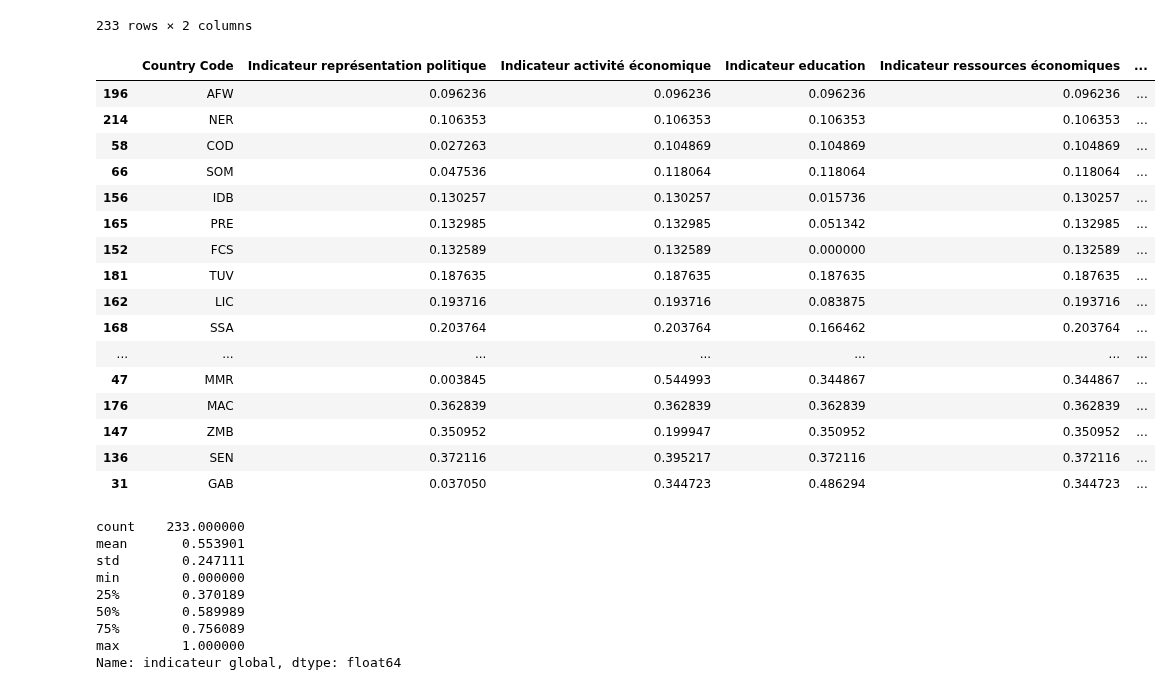
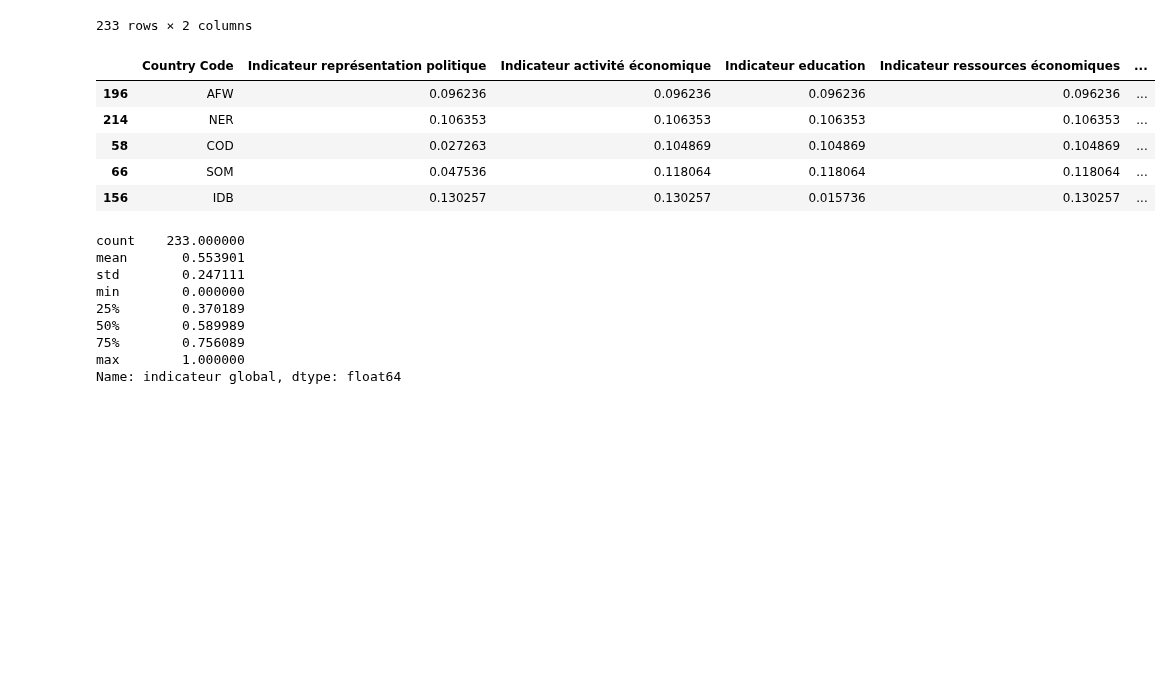
Before and after one commit to cmllbll/Gender-Inequalities-and-Development, a Jupyter notebook: stats descr indicateur.ipynb, the cells around one changed output. Drawn from its saved outputs; the diff is of its cells as text; code cells hidden in the pictures; blank space fills up the shorter version.

```diff
--- a/stats descr indicateur.ipynb
+++ b/stats descr indicateur.ipynb
@@ -1629,26 +1667,15 @@ df_indicateurs[["Country Code", "indicateur global"]]
 # %%
 #On trie les pays dans l'ordre croissant de l'indicateur global
 df_indicateurs2 = df_indicateurs.sort_values(by=['indicateur global'])
 df_indicateurs2[["Country Code", "indicateur global"]]
-df_indicateurs2.head(50)
+df_indicateurs2.head(5)
 # %% [output]
 |  | Country Code | Indicateur représentation politique | Indicateur activité économique | Indicateur education | Indicateur ressources économiques | ... |
 | 196 | AFW | 0.096236 | 0.096236 | 0.096236 | 0.096236 | ... |
 | 214 | NER | 0.106353 | 0.106353 | 0.106353 | 0.106353 | ... |
 | 58 | COD | 0.027263 | 0.104869 | 0.104869 | 0.104869 | ... |
 | 66 | SOM | 0.047536 | 0.118064 | 0.118064 | 0.118064 | ... |
 | 156 | IDB | 0.130257 | 0.130257 | 0.015736 | 0.130257 | ... |
-| 165 | PRE | 0.132985 | 0.132985 | 0.051342 | 0.132985 | ... |
-| 152 | FCS | 0.132589 | 0.132589 | 0.000000 | 0.132589 | ... |
-| 181 | TUV | 0.187635 | 0.187635 | 0.187635 | 0.187635 | ... |
-| 162 | LIC | 0.193716 | 0.193716 | 0.083875 | 0.193716 | ... |
-| 168 | SSA | 0.203764 | 0.203764 | 0.166462 | 0.203764 | ... |
-| ... | ... | ... | ... | ... | ... | ... |
-| 47 | MMR | 0.003845 | 0.544993 | 0.344867 | 0.344867 | ... |
-| 176 | MAC | 0.362839 | 0.362839 | 0.362839 | 0.362839 | ... |
-| 147 | ZMB | 0.350952 | 0.199947 | 0.350952 | 0.350952 | ... |
-| 136 | SEN | 0.372116 | 0.395217 | 0.372116 | 0.372116 | ... |
-| 31 | GAB | 0.037050 | 0.344723 | 0.486294 | 0.344723 | ... |
 # %%
 df_indicateurs2["indicateur global"].describe()
 # %% [output]
```
Also changed, not shown: parts of 3 cells of this notebook.
